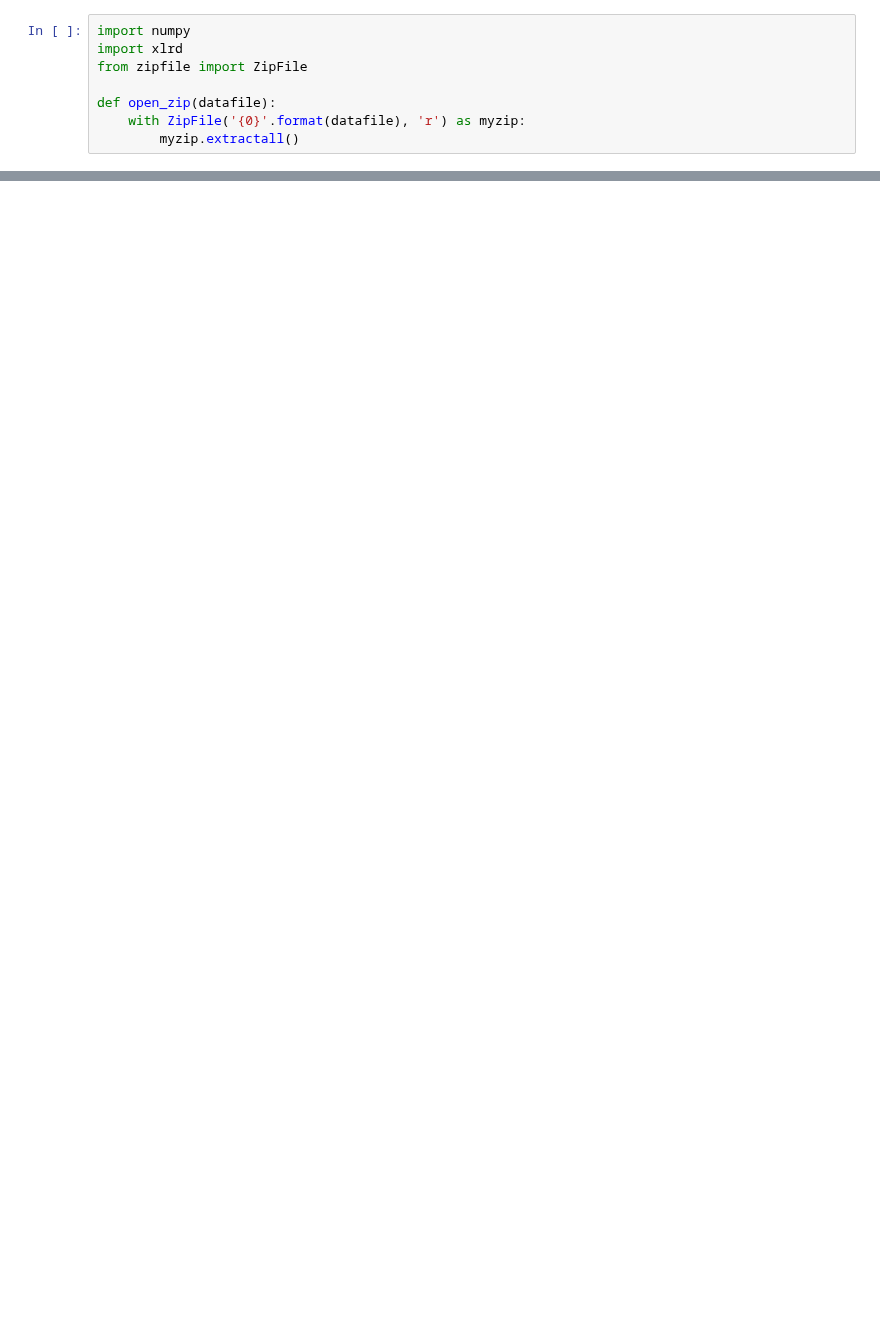
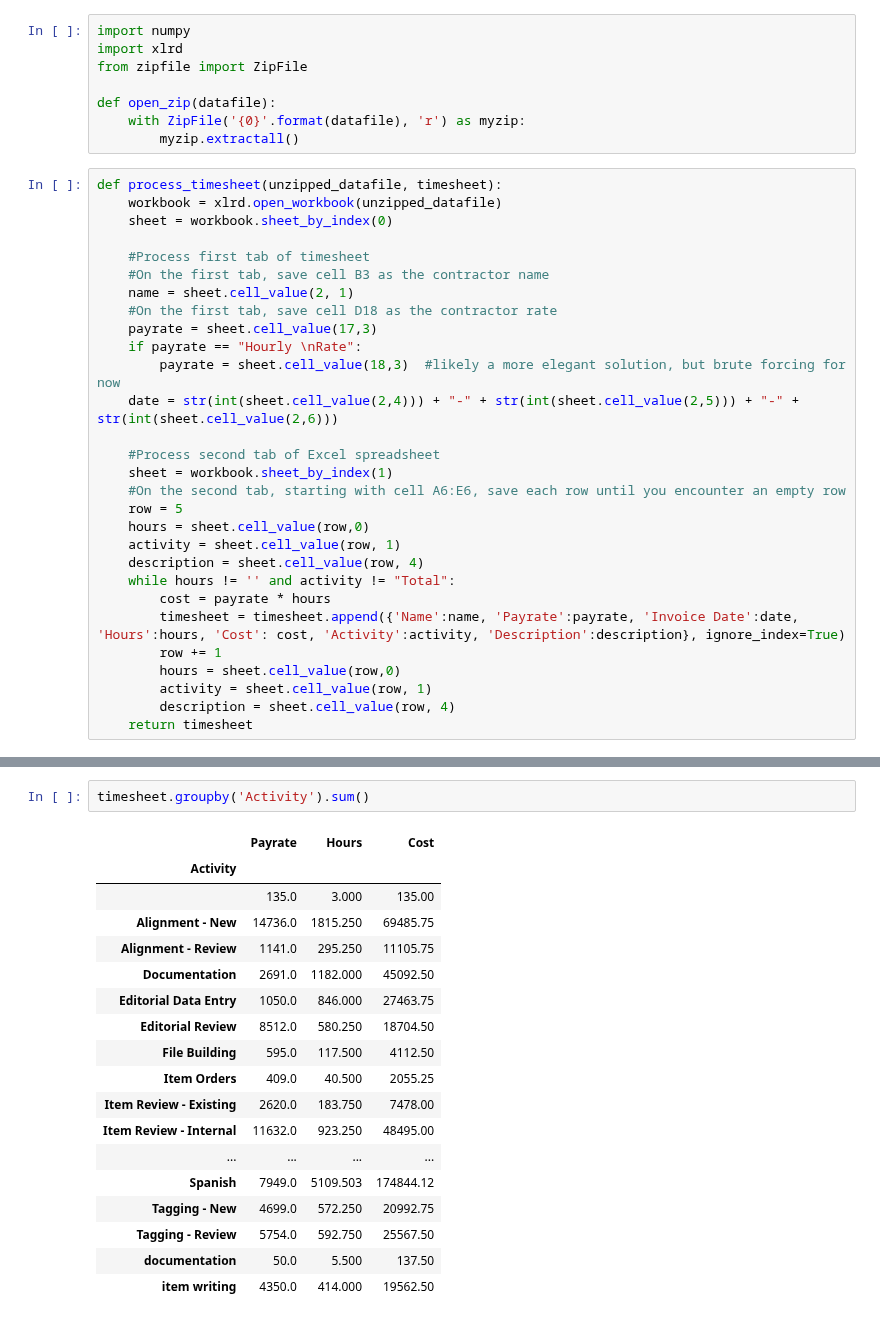
Before and after one commit to MelissaSmith12/data-science-practice, a Jupyter notebook: Invoice Analysis.ipynb, the cells around one changed output, grey strips where cells are left out. Saved outputs shown, nothing was run; the diff lists cells and outputs as text; blank space fills up the shorter version.

Commit message:
correct invoices with additional address line

```diff
--- a/Invoice Analysis.ipynb
+++ b/Invoice Analysis.ipynb
@@ -50,5 +20,34 @@ from zipfile import ZipFile
 def open_zip(datafile):
     with ZipFile('{0}'.format(datafile), 'r') as myzip:
         myzip.extractall()
+# %%
+def process_timesheet(unzipped_datafile, timesheet):
+    workbook = xlrd.open_workbook(unzipped_datafile)
+    sheet = workbook.sheet_by_index(0)
+
+    #Process first tab of timesheet
+    #On the first tab, save cell B3 as the contractor name
+    name = sheet.cell_value(2, 1)
+    #On the first tab, save cell D18 as the contractor rate
+    payrate = sheet.cell_value(17,3)
+    if payrate == "Hourly \nRate":
+        payrate = sheet.cell_value(18,3)  #likely a more elegant solution, but brute forcing for now
+    date = str(int(sheet.cell_value(2,4))) + "-" + str(int(sheet.cell_value(2,5))) + "-" + str(int(sheet.cell_value(2,6)))
+
+    #Process second tab of Excel spreadsheet
+    sheet = workbook.sheet_by_index(1)
+    #On the second tab, starting with cell A6:E6, save each row until you encounter an empty row
+    row = 5
+    hours = sheet.cell_value(row,0)
+    activity = sheet.cell_value(row, 1)
+    description = sheet.cell_value(row, 4)
+    while hours != '' and activity != "Total":
+        cost = payrate * hours
+        timesheet = timesheet.append({'Name':name, 'Payrate':payrate, 'Invoice Date':date, 'Hours':hours, 'Cost': cost, 'Activity':activity, 'Description':description}, ignore_index=True)
+        row += 1
+        hours = sheet.cell_value(row,0)
+        activity = sheet.cell_value(row, 1)
+        description = sheet.cell_value(row, 4)
+    return timesheet
 # %%
 import glob
@@ -81,0 +83,21 @@ print timesheet
+# %%
+timesheet.groupby('Activity').sum()
+# %% [output]
+|  | Payrate | Hours | Cost |
+| Activity |  |  |  |
+|  | 135.0 | 3.000 | 135.00 |
+| Alignment - New | 14736.0 | 1815.250 | 69485.75 |
+| Alignment - Review | 1141.0 | 295.250 | 11105.75 |
+| Documentation | 2691.0 | 1182.000 | 45092.50 |
+| Editorial Data Entry | 1050.0 | 846.000 | 27463.75 |
+| Editorial Review | 8512.0 | 580.250 | 18704.50 |
+| File Building | 595.0 | 117.500 | 4112.50 |
+| Item Orders | 409.0 | 40.500 | 2055.25 |
+| Item Review - Existing | 2620.0 | 183.750 | 7478.00 |
+| Item Review - Internal | 11632.0 | 923.250 | 48495.00 |
+| ... | ... | ... | ... |
+| Spanish | 7949.0 | 5109.503 | 174844.12 |
+| Tagging - New | 4699.0 | 572.250 | 20992.75 |
+| Tagging - Review | 5754.0 | 592.750 | 25567.50 |
+| documentation | 50.0 | 5.500 | 137.50 |
+| item writing | 4350.0 | 414.000 | 19562.50 |
```
Also changed, not shown: parts of 6 cells of this notebook.
